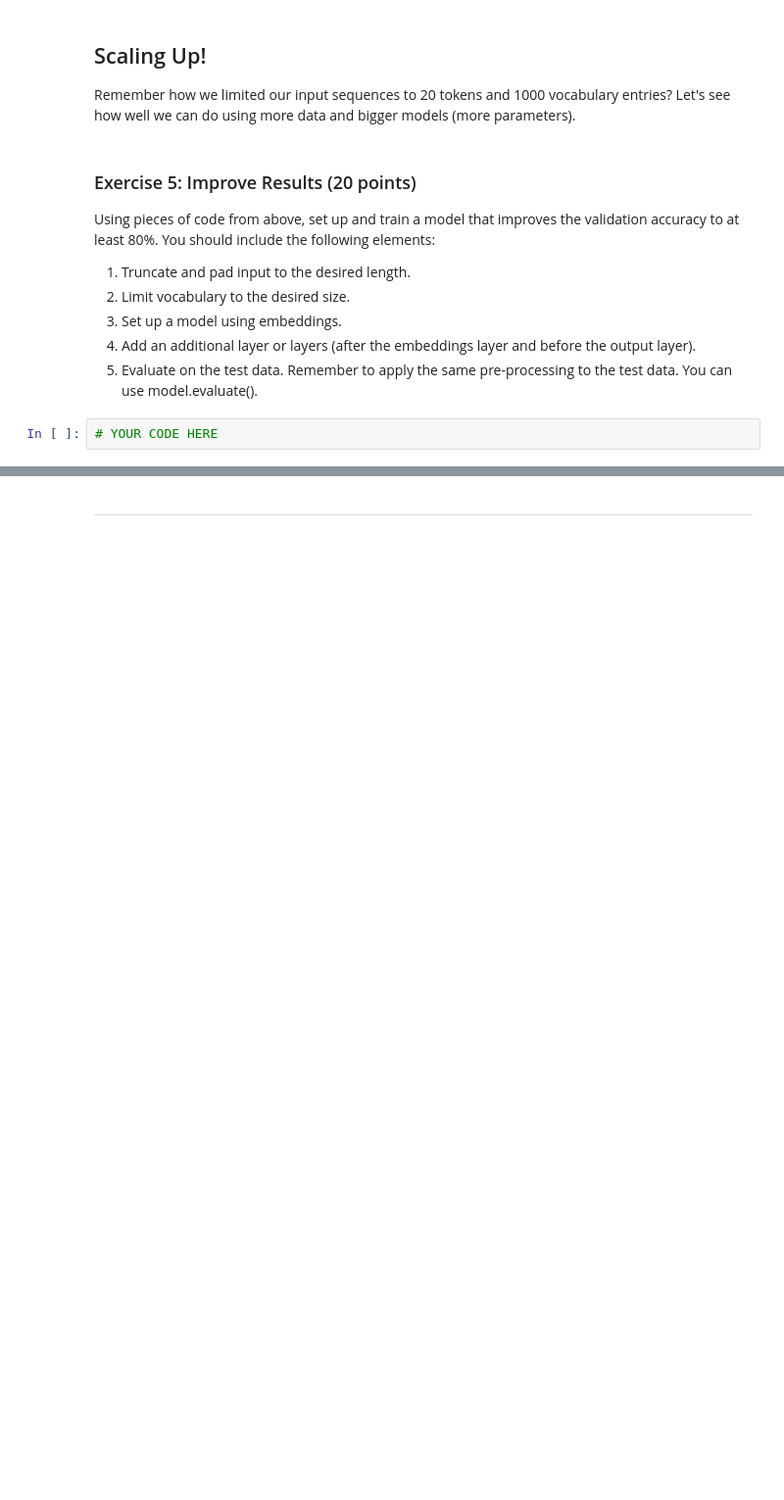
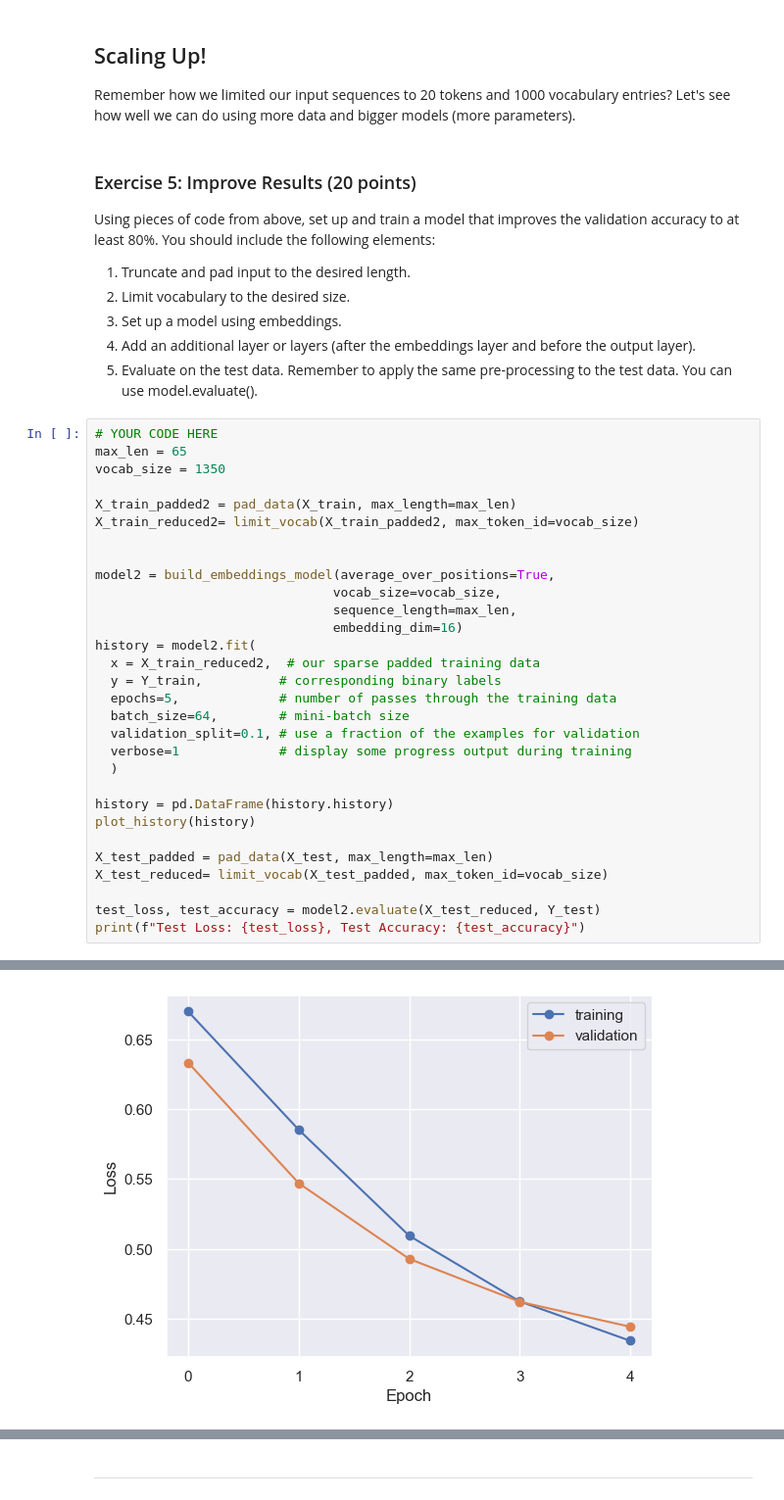
Before and after one commit to ucbahallaou/W207-Fall-2023, a Jupyter notebook: Homeworks/09 Embeddings for Text.ipynb, the cells around one changed output, grey strips where cells are left out. Shown at 98% size. Cells and saved outputs as stored; diff of their text form; blank space fills up the shorter version.

```diff
--- a/Homeworks/09 Embeddings for Text.ipynb
+++ b/Homeworks/09 Embeddings for Text.ipynb
@@ -390,5 +507,34 @@ Using pieces of code from above, set up and train a model that improves the vali
 3. Set up a model using embeddings.
 4. Add an additional layer or layers (after the embeddings layer and before the output layer).
 5. Evaluate on the test data. Remember to apply the same pre-processing to the test data. You can use model.evaluate().
-# %%
-# YOUR CODE HERE
+# %%
+# YOUR CODE HERE
+max_len = 65
+vocab_size = 1350
+
+X_train_padded2 = pad_data(X_train, max_length=max_len)
+X_train_reduced2= limit_vocab(X_train_padded2, max_token_id=vocab_size)
+
+
+model2 = build_embeddings_model(average_over_positions=True,
+                               vocab_size=vocab_size,
+                               sequence_length=max_len,
+                               embedding_dim=16)
+history = model2.fit(
+  x = X_train_reduced2,  # our sparse padded training data
+  y = Y_train,          # corresponding binary labels
+  epochs=5,             # number of passes through the training data
+  batch_size=64,        # mini-batch size
+  validation_split=0.1, # use a fraction of the examples for validation
+  verbose=1             # display some progress output during training
+  )
+
+history = pd.DataFrame(history.history)
+plot_history(history)
+
+X_test_padded = pad_data(X_test, max_length=max_len)
+X_test_reduced= limit_vocab(X_test_padded, max_token_id=vocab_size)
+
+test_loss, test_accuracy = model2.evaluate(X_test_reduced, Y_test)
+print(f"Test Loss: {test_loss}, Test Accuracy: {test_accuracy}")
+# %% [output]
@@ -394,0 +551 @@ Using pieces of code from above, set up and train a model that improves the vali
+[figure, added]
```
Also changed, not shown: parts of 20 cells of this notebook.
